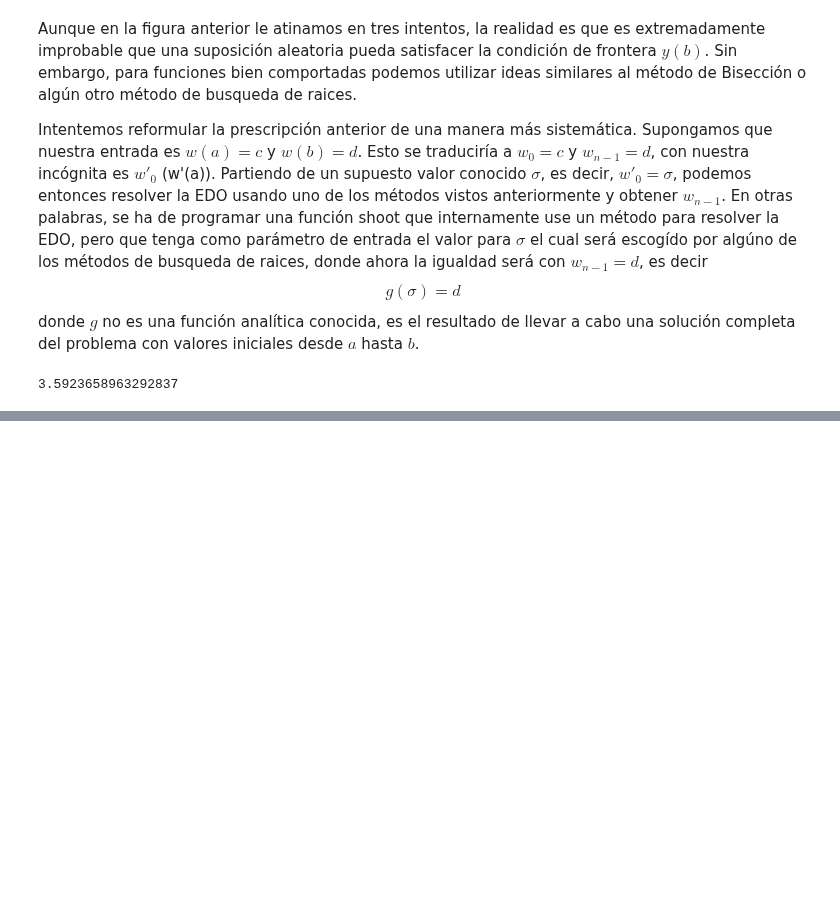
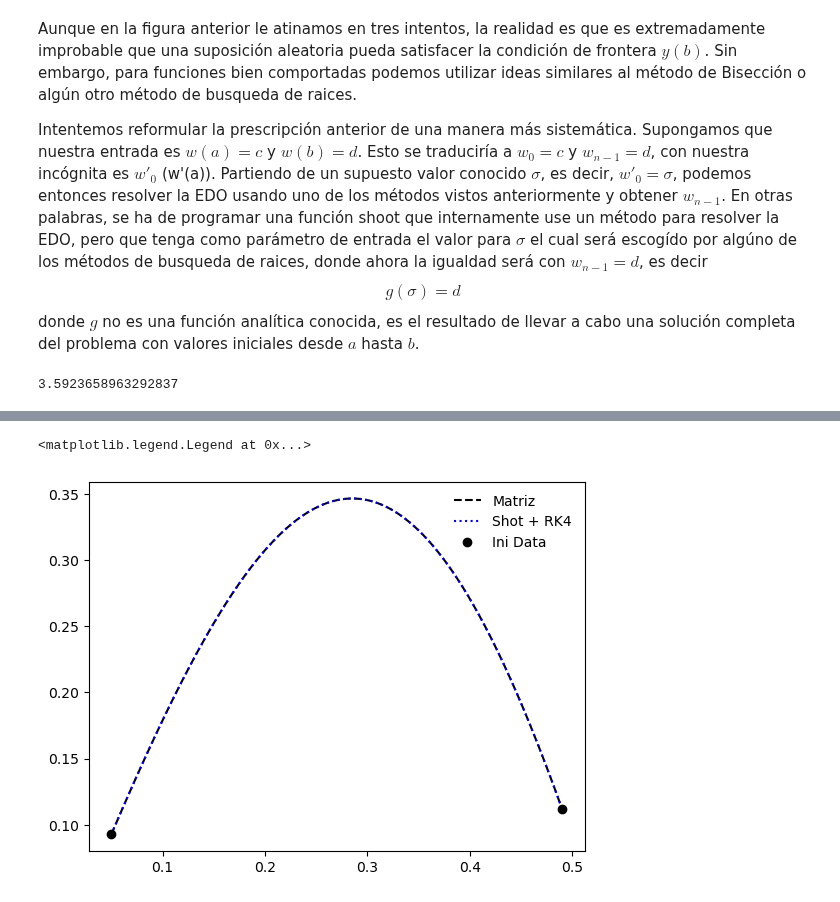
Before and after one commit to Mandy8808/Metodos_Numericos_2024, a Jupyter notebook: Lectures/Primer_Bloque/Lecture_part6.ipynb, the cells around one changed output, grey strips where cells are left out. Drawn from its saved outputs; the diff is of its cells as text; code cells hidden in the pictures; blank space fills up the shorter version.

```diff
--- a/Lectures/Primer_Bloque/Lecture_part6.ipynb
+++ b/Lectures/Primer_Bloque/Lecture_part6.ipynb
@@ -569,0 +691,28 @@ shooting(fs, datos, arg=[a, b, c, d], inter=[0, 20], Nit=1000, Ndiv=100, eps=1e-
+# %%
+# Usando shooting
+
+def fs(x, yv):  # x->t .  y0, y1 -> x, y
+    y0, y1 = yv
+
+    f0 = y1
+    f1 = -30*y0/(1-x**2)+2*x*y1/(1-x**2)
+    return [f0, f1]
+
+sig = 2.
+a, b, b0, bf, npt = 0.05, 0.49, 0.0926587109375, 0.11177050858750004, 400
+datos = [sig, b0, bf, a, b, npt]
+wP0 = shooting(fs, datos, inter=[0, 20], Nit=1000, Ndiv=100, eps=1e-08)
+# %%
+# resolviendo RK4
+y0v = [b0, wP0]
+data = [y0v, a, b, npt]
+
+x, y = RK4Met(fs, data)
+# %%
+plt.plot(xi, W, '--k', label='Matriz')
+plt.plot(x, y[:,0], 'b:', label='Shot + RK4')
+plt.plot([a, b], [b0, bf], 'ko', label='Ini Data')
+plt.legend(frameon=False)
+# %% [output]
+<matplotlib.legend.Legend at 0x...>
+[figure, added]
```
Also changed, not shown: parts of 10 cells of this notebook, 7 other files.
